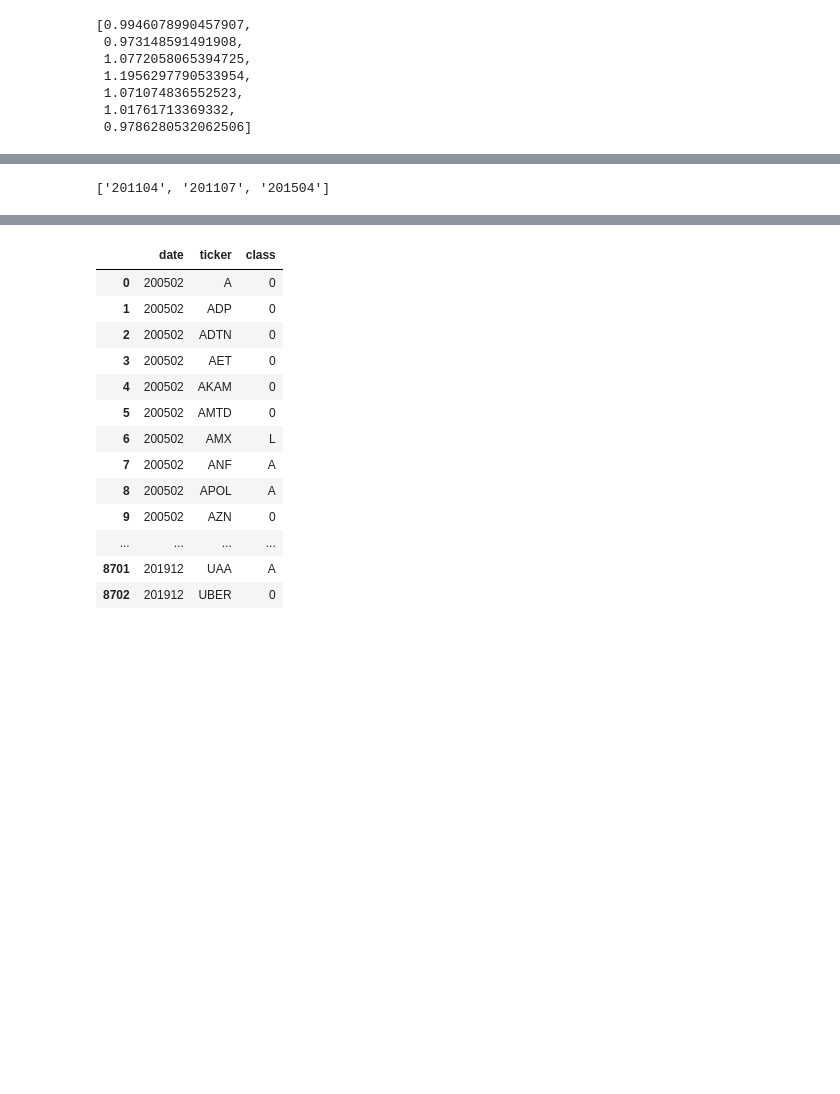
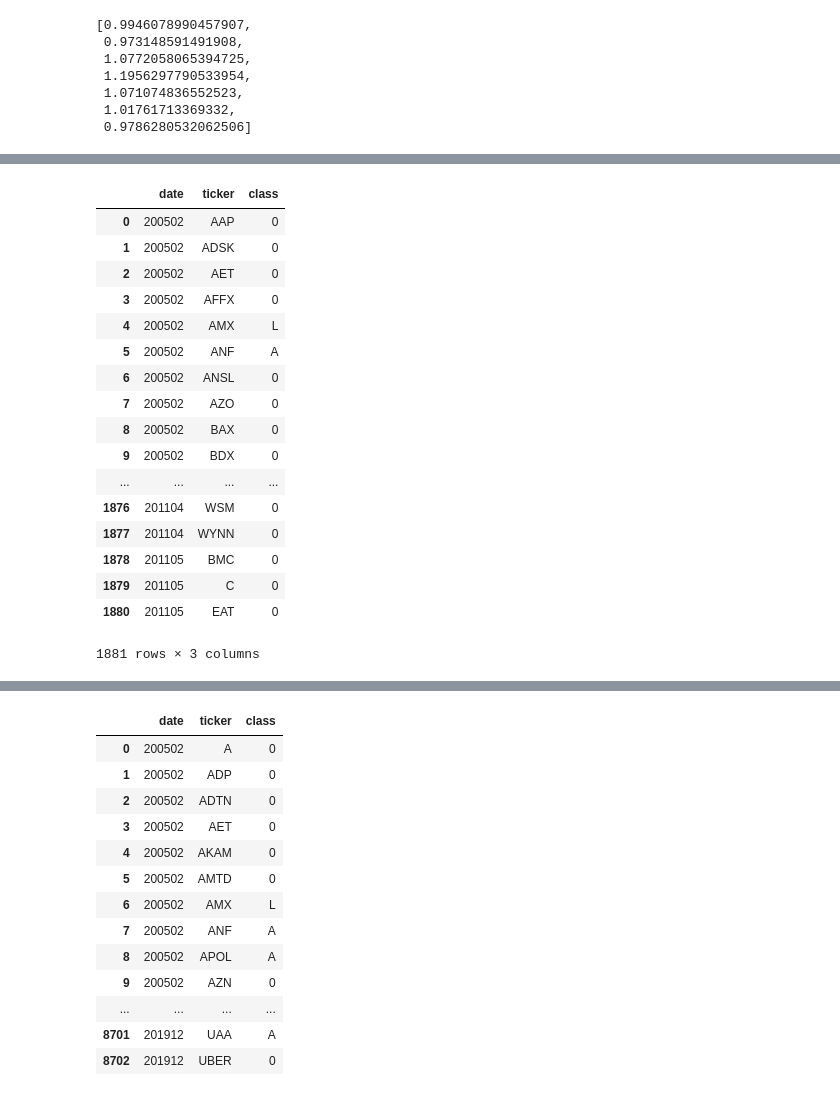
Before and after one commit to wellslu/CTBC-PROJECT, a Jupyter notebook: main.ipynb, the cells around one changed output, grey strips where cells are left out. Cells and saved outputs as stored; diff of their text form; code cells hidden in the pictures; blank space fills up the shorter version.

```diff
--- a/main.ipynb
+++ b/main.ipynb
@@ -322,3 +315,24 @@ len(final_df) / len(set(final_df['date']))
+# %%
+final_df
+# %% [output]
+|  | date | ticker | class |
+| 0 | 200502 | AAP | 0 |
+| 1 | 200502 | ADSK | 0 |
+| 2 | 200502 | AET | 0 |
+| 3 | 200502 | AFFX | 0 |
+| 4 | 200502 | AMX | L |
+| 5 | 200502 | ANF | A |
+| 6 | 200502 | ANSL | 0 |
+| 7 | 200502 | AZO | 0 |
+| 8 | 200502 | BAX | 0 |
+| 9 | 200502 | BDX | 0 |
+| ... | ... | ... | ... |
+| 1876 | 201104 | WSM | 0 |
+| 1877 | 201104 | WYNN | 0 |
+| 1878 | 201105 | BMC | 0 |
+| 1879 | 201105 | C | 0 |
+| 1880 | 201105 | EAT | 0 |
+1881 rows × 3 columns
 # %%
 # import pandas as pd
 # import numpy as np
@@ -351,4 +365,4 @@ for i in lone_pine_revenue[1:]:
 # %%
-list(set(a_date[1:]).difference(set(error_date)))
+r_date = list(set(a_date[1:]).difference(set(error_date)))
+r_date = [int(i) for i in r_date]
+r_date = sorted(r_date)
-# %% [output]
-['201104', '201107', '201504']
```
Also changed, not shown: parts of 15 cells of this notebook, 2 other files.
